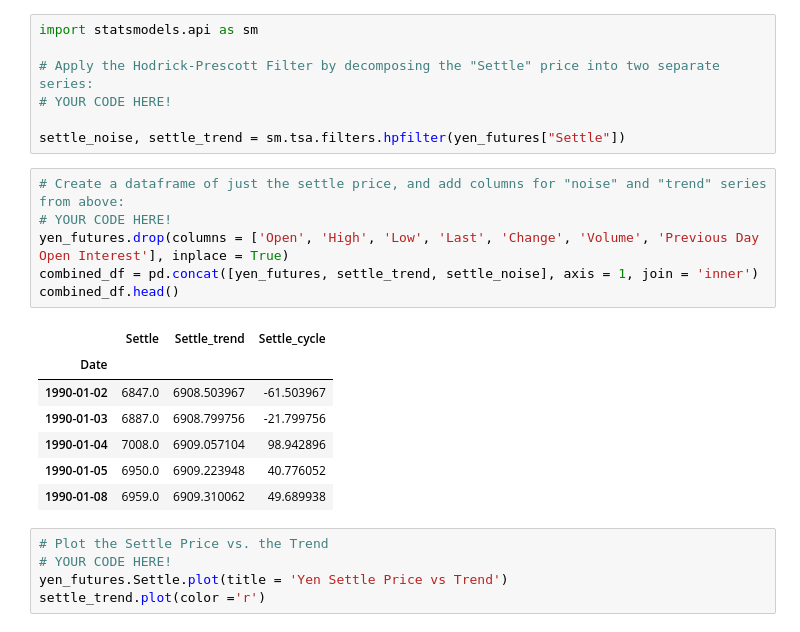
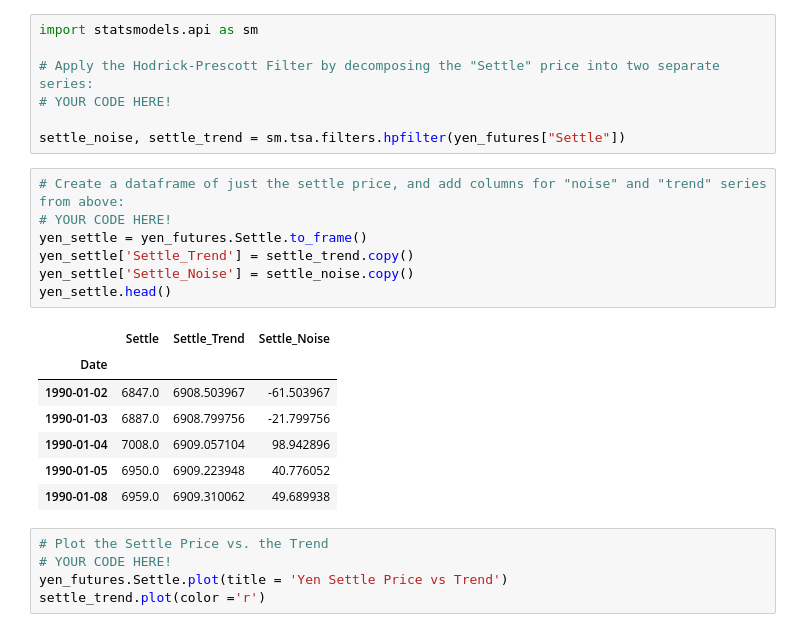
Before and after one commit to MelDLT/Time-Series_HW, a Jupyter notebook: Starter_Code/time_series_analysis.ipynb, the cells around one changed output. Drawn from its saved outputs; the diff is of its cells as text.

```diff
--- a/Starter_Code/time_series_analysis.ipynb
+++ b/Starter_Code/time_series_analysis.ipynb
@@ -64,11 +64,12 @@ settle_noise, settle_trend = sm.tsa.filters.hpfilter(yen_futures["Settle"])
 # %%
 # Create a dataframe of just the settle price, and add columns for "noise" and "trend" series from above:
 # YOUR CODE HERE!
-yen_futures.drop(columns = ['Open', 'High', 'Low', 'Last', 'Change', 'Volume', 'Previous Day Open Interest'], inplace = True)
-combined_df = pd.concat([yen_futures, settle_trend, settle_noise], axis = 1, join = 'inner')
-combined_df.head()
+yen_settle = yen_futures.Settle.to_frame()
+yen_settle['Settle_Trend'] = settle_trend.copy()
+yen_settle['Settle_Noise'] = settle_noise.copy()
+yen_settle.head()
 # %% [output]
-|  | Settle | Settle_trend | Settle_cycle |
+|  | Settle | Settle_Trend | Settle_Noise |
 | Date |  |  |  |
 | 1990-01-02 | 6847.0 | 6908.503967 | -61.503967 |
 | 1990-01-03 | 6887.0 | 6908.799756 | -21.799756 |
```
Also changed, not shown: parts of 4 cells of this notebook.
